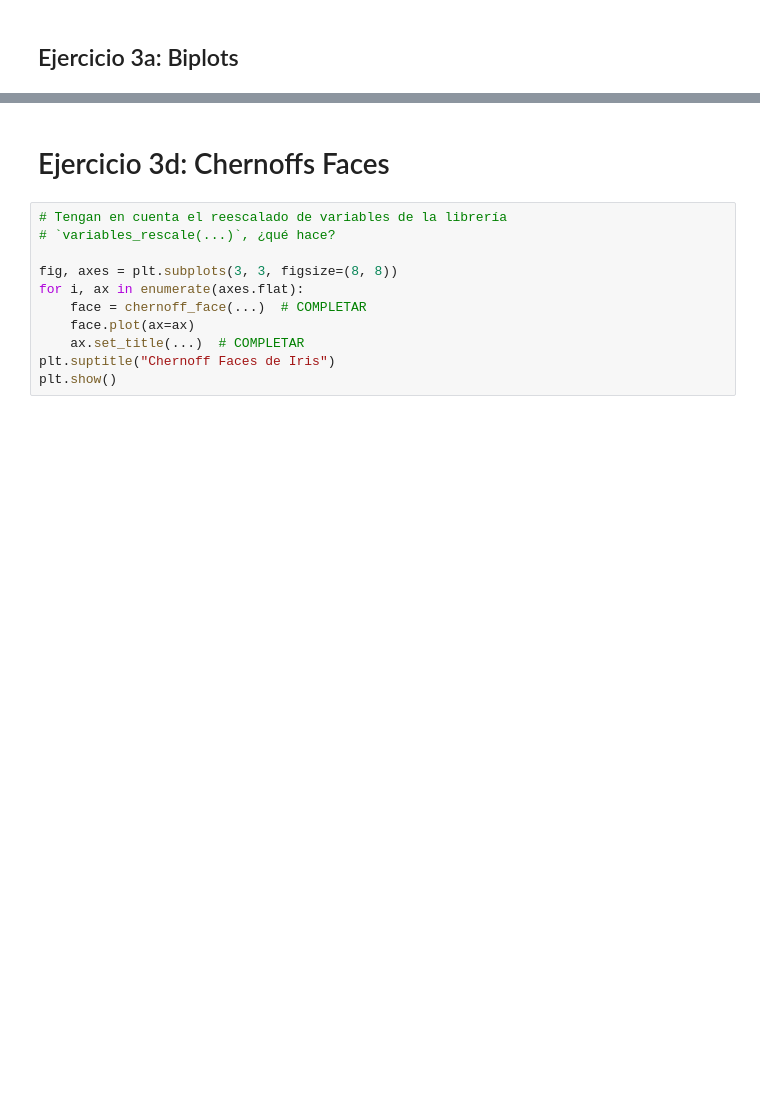
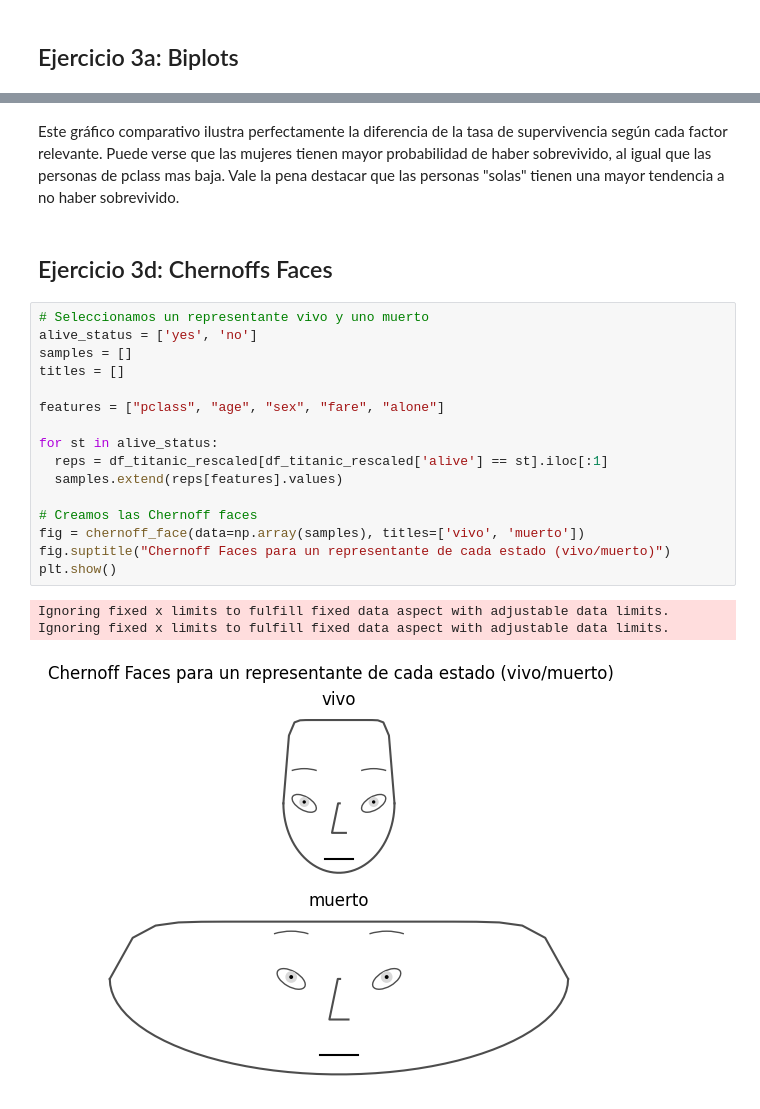
Before and after one commit to BrunoSpoletini/topicosMineriaDeDatos, a Jupyter notebook: tp1/TMD_TP1_Generacion_y_Ajuste.ipynb, the cells around one changed output, grey strips where cells are left out. Saved outputs shown, nothing was run; the diff lists cells and outputs as text; blank space fills up the shorter version.

```diff
--- a/tp1/TMD_TP1_Generacion_y_Ajuste.ipynb
+++ b/tp1/TMD_TP1_Generacion_y_Ajuste.ipynb
@@ -250,15 +462,28 @@ fig.add_trace(trace, ...)  # COMPLETAR
 # graficamos con plotly
 fig.show()
+# %% [markdown]
+Este gráfico comparativo ilustra perfectamente la diferencia de la tasa de supervivencia según cada factor relevante.
+Puede verse que las mujeres tienen mayor probabilidad de haber sobrevivido, al igual que las personas de pclass mas baja.
+Vale la pena destacar que las personas "solas" tienen una mayor tendencia a no haber sobrevivido.
 # %% [markdown]
-# Ejercicio 3d: Chernoffs Faces
+## Ejercicio 3d: Chernoffs Faces
-# %%
-# Tengan en cuenta el reescalado de variables de la librería
-# `variables_rescale(...)`, ¿qué hace?
-
-fig, axes = plt.subplots(3, 3, figsize=(8, 8))
-for i, ax in enumerate(axes.flat):
-    face = chernoff_face(...)  # COMPLETAR
-    face.plot(ax=ax)
-    ax.set_title(...)  # COMPLETAR
-plt.suptitle("Chernoff Faces de Iris")
-plt.show()
+# %%
+# Seleccionamos un representante vivo y uno muerto
+alive_status = ['yes', 'no']
+samples = []
+titles = []
+
+features = ["pclass", "age", "sex", "fare", "alone"]
+
+for st in alive_status:
+  reps = df_titanic_rescaled[df_titanic_rescaled['alive'] == st].iloc[:1]
+  samples.extend(reps[features].values)
+
+# Creamos las Chernoff faces
+fig = chernoff_face(data=np.array(samples), titles=['vivo', 'muerto'])
+fig.suptitle("Chernoff Faces para un representante de cada estado (vivo/muerto)")
+plt.show()
+# %% [output]
+Ignoring fixed x limits to fulfill fixed data aspect with adjustable data limits.
+Ignoring fixed x limits to fulfill fixed data aspect with adjustable data limits.
+[figure, added]
```
Also changed, not shown: parts of 38 cells of this notebook.
